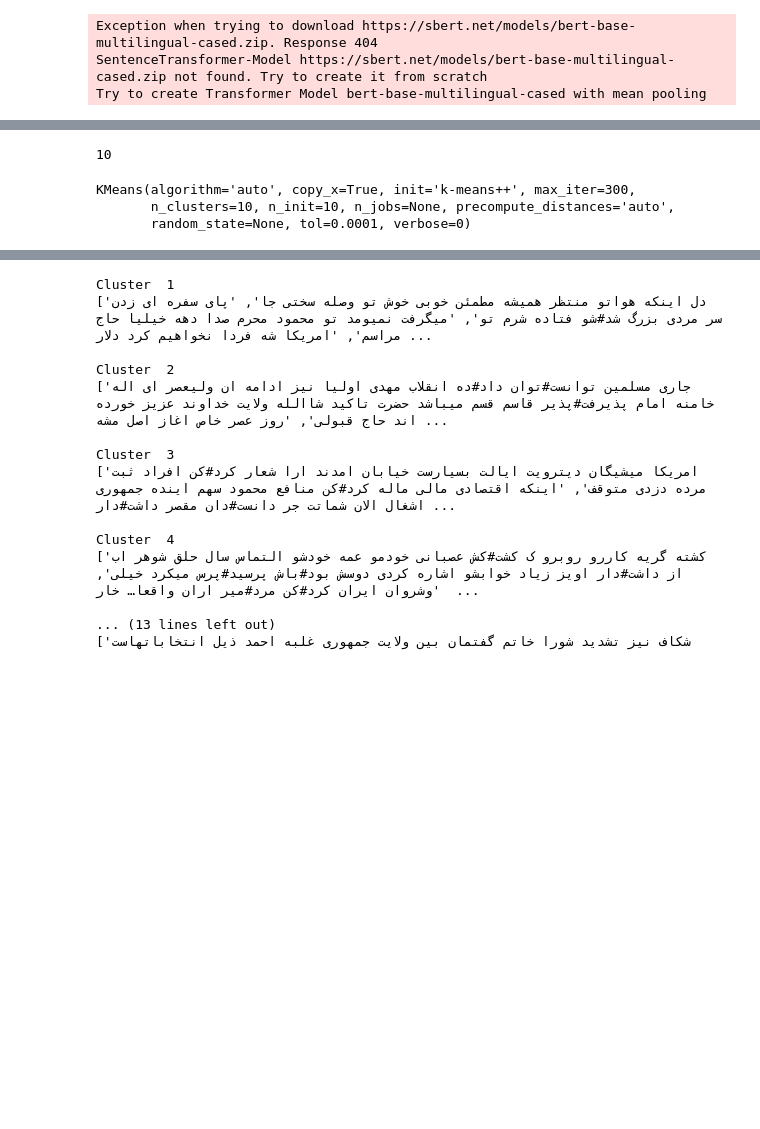
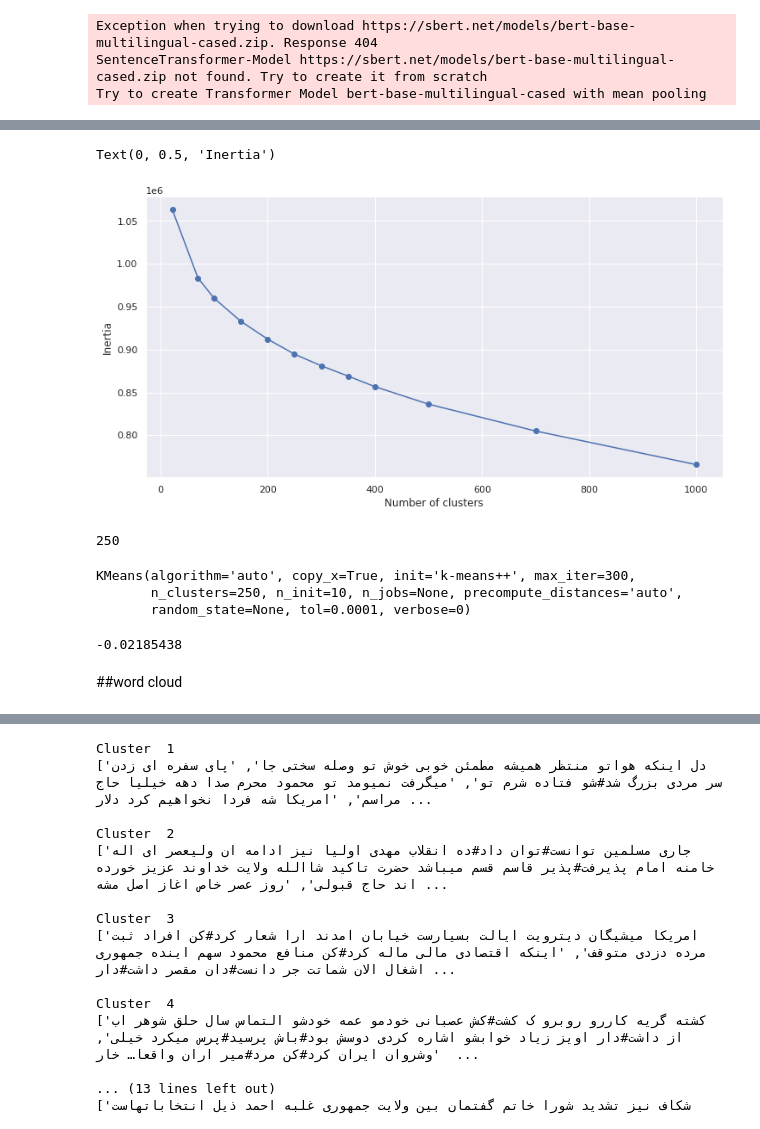
Before and after one commit to SheidaTalei/FinalProject, a Jupyter notebook: SheidaTalei_KMeanVsBERT_FinalProject.ipynb, the cells around one changed output, grey strips where cells are left out. Cells and saved outputs as stored; diff of their text form; code cells hidden in the pictures; blank space fills up the shorter version.

```diff
--- a/SheidaTalei_KMeanVsBERT_FinalProject.ipynb
+++ b/SheidaTalei_KMeanVsBERT_FinalProject.ipynb
@@ -225,23 +339,31 @@ Text(0, 0.5, 'silhouette_score')
 # %%
-clusterList = [50,70,100,120,150,180,200,220,230,260,280,300,320,340,350,380,400,410,430,450,470,500]
 frame = pd.DataFrame({'Cluster':clusterList, 'SSE':SSE})
 plt.figure(figsize=(12,6))
 plt.plot(frame['Cluster'], frame['SSE'], marker='o')
 plt.xlabel('Number of clusters')
-plt.ylabel('silhouette_score')
+plt.ylabel('Inertia')
+# %% [output]
+Text(0, 0.5, 'Inertia')
+[figure, added]
 # %%
-kl = KneeLocator(range(1, 50), SSE, curve="convex", direction="decreasing")
+kl = KneeLocator(clusterList, SSE, curve="convex", direction="decreasing")
 true_k = kl.elbow
 print (true_k)
 # %% [output]
-10
+250
 # %%
-true_k=10
+true_k=250
 kmean=KMeans(n_clusters=true_k)
-kmean.fit(sentence_embeddings)
+kmean.fit(sentence_embeddings) #, sample_weight = Y_train
 # %% [output]
 KMeans(algorithm='auto', copy_x=True, init='k-means++', max_iter=300,
-       n_clusters=10, n_init=10, n_jobs=None, precompute_distances='auto',
+       n_clusters=250, n_init=10, n_jobs=None, precompute_distances='auto',
        random_state=None, tol=0.0001, verbose=0)
+# %%
+print(metrics.silhouette_score(sentence_embeddings, labels, metric='euclidean'))
+# %% [output]
+-0.02185438
 # %%
 cluster_assignment = kmean.labels_
+# %% [markdown]
+##word cloud
```
Also changed, not shown: parts of 28 cells of this notebook.
